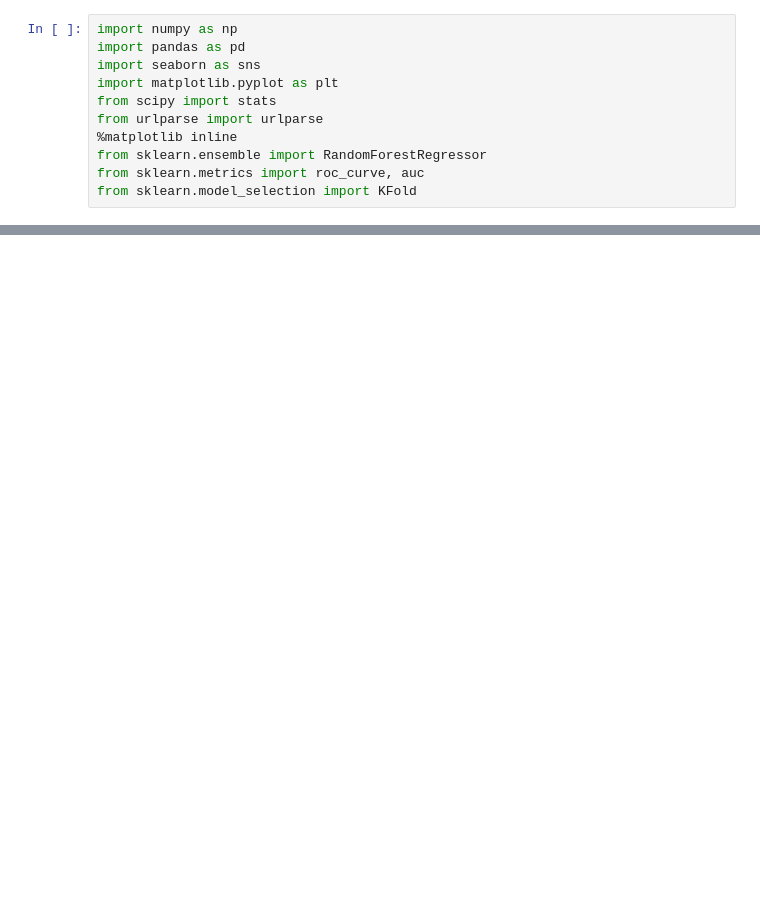
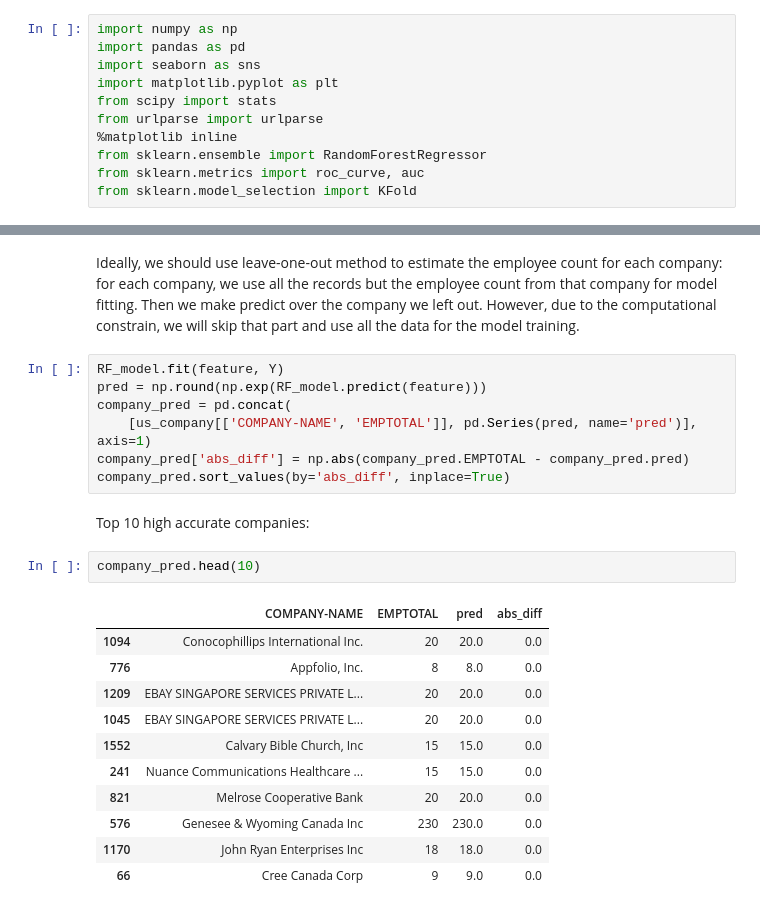
Before and after one commit to orangelliu/docs, a Jupyter notebook: ML_question.ipynb, the cells around one changed output, grey strips where cells are left out. Cells and saved outputs as stored; diff of their text form; blank space fills up the shorter version.

```diff
--- a/ML_question.ipynb
+++ b/ML_question.ipynb
@@ -121,0 +131,25 @@ np.mean([x['RMSE_log'] for x in result]), np.mean([x['RMSE'] for x in result])
+# %% [markdown]
+Ideally, we should use leave-one-out method to estimate the employee count for each company: for each company, we use all the records but the employee count from that company for model fitting. Then we make predict over the company we left out. However, due to the computational constrain, we will skip that part and use all the data for the model training.
+# %%
+RF_model.fit(feature, Y)
+pred = np.round(np.exp(RF_model.predict(feature)))
+company_pred = pd.concat(
+    [us_company[['COMPANY-NAME', 'EMPTOTAL']], pd.Series(pred, name='pred')], axis=1)
+company_pred['abs_diff'] = np.abs(company_pred.EMPTOTAL - company_pred.pred)
+company_pred.sort_values(by='abs_diff', inplace=True)
+# %% [markdown]
+Top 10 high accurate companies:
+# %%
+company_pred.head(10)
+# %% [output]
+|  | COMPANY-NAME | EMPTOTAL | pred | abs_diff |
+| 1094 | Conocophillips International Inc. | 20 | 20.0 | 0.0 |
+| 776 | Appfolio, Inc. | 8 | 8.0 | 0.0 |
+| 1209 | EBAY SINGAPORE SERVICES PRIVATE L... | 20 | 20.0 | 0.0 |
+| 1045 | EBAY SINGAPORE SERVICES PRIVATE L... | 20 | 20.0 | 0.0 |
+| 1552 | Calvary Bible Church, Inc | 15 | 15.0 | 0.0 |
+| 241 | Nuance Communications Healthcare ... | 15 | 15.0 | 0.0 |
+| 821 | Melrose Cooperative Bank | 20 | 20.0 | 0.0 |
+| 576 | Genesee & Wyoming Canada Inc | 230 | 230.0 | 0.0 |
+| 1170 | John Ryan Enterprises Inc | 18 | 18.0 | 0.0 |
+| 66 | Cree Canada Corp | 9 | 9.0 | 0.0 |
```
Also changed, not shown: parts of 22 cells of this notebook.
